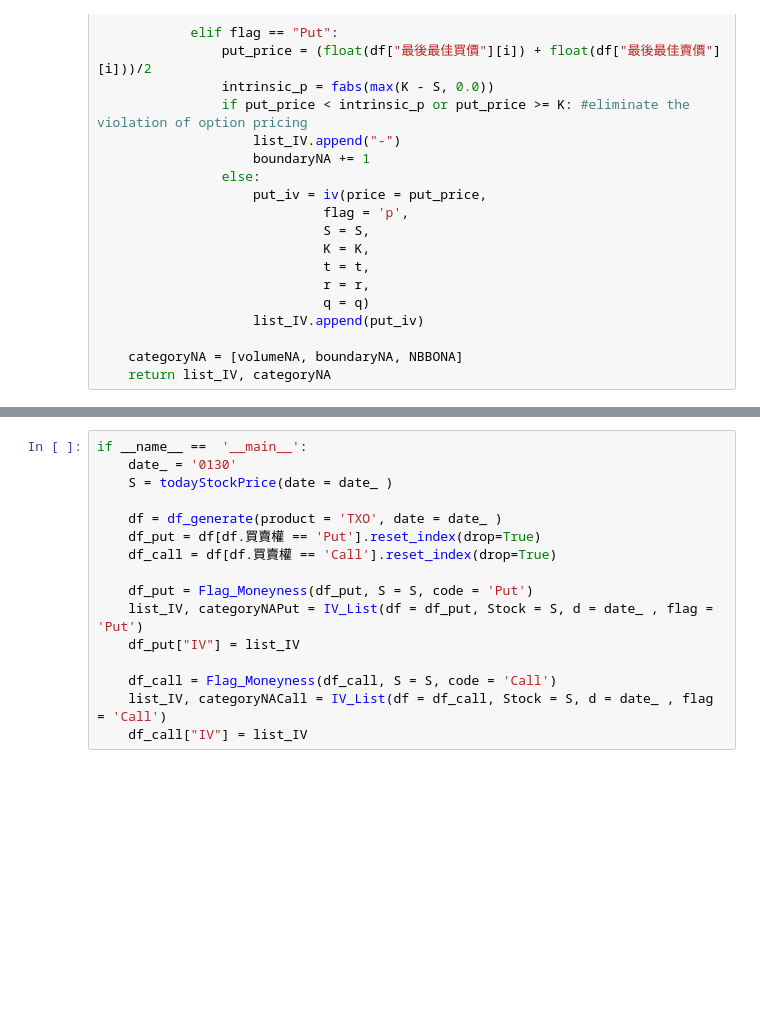
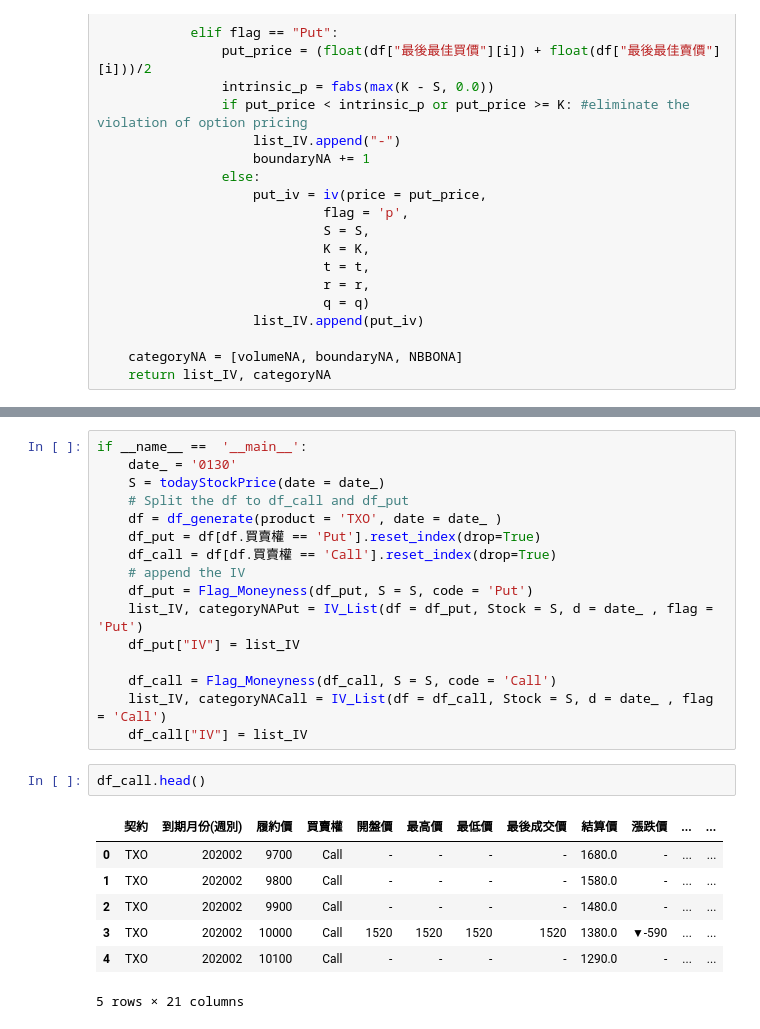
Before and after one commit to A2Zntu/OptionStrategy, a Jupyter notebook: Implied_Volatility.ipynb, the cells around one changed output, grey strips where cells are left out. Drawn from its saved outputs; the diff is of its cells as text; blank space fills up the shorter version.

```diff
--- a/Implied_Volatility.ipynb
+++ b/Implied_Volatility.ipynb
@@ -101,12 +141,12 @@ def IV_List(df, Stock, d, flag):
 # %%
 if __name__ ==  '__main__':
     date_ = '0130'
-    S = todayStockPrice(date = date_ )
-
+    S = todayStockPrice(date = date_)
+    # Split the df to df_call and df_put
     df = df_generate(product = 'TXO', date = date_ )
     df_put = df[df.買賣權 == 'Put'].reset_index(drop=True)
     df_call = df[df.買賣權 == 'Call'].reset_index(drop=True)
-
+    # append the IV
     df_put = Flag_Moneyness(df_put, S = S, code = 'Put')
     list_IV, categoryNAPut = IV_List(df = df_put, Stock = S, d = date_ , flag = 'Put')
     df_put["IV"] = list_IV
@@ -114,3 +154,13 @@ if __name__ ==  '__main__':
     df_call = Flag_Moneyness(df_call, S = S, code = 'Call')
     list_IV, categoryNACall = IV_List(df = df_call, Stock = S, d = date_ , flag = 'Call')
     df_call["IV"] = list_IV
+# %%
+df_call.head()
+# %% [output]
+|  | 契約 | 到期月份(週別) | 履約價 | 買賣權 | 開盤價 | 最高價 | 最低價 | 最後成交價 | 結算價 | 漲跌價 | ... | ... |
+| 0 | TXO | 202002 | 9700 | Call | - | - | - | - | 1680.0 | - | ... | ... |
+| 1 | TXO | 202002 | 9800 | Call | - | - | - | - | 1580.0 | - | ... | ... |
+| 2 | TXO | 202002 | 9900 | Call | - | - | - | - | 1480.0 | - | ... | ... |
+| 3 | TXO | 202002 | 10000 | Call | 1520 | 1520 | 1520 | 1520 | 1380.0 | ▼-590 | ... | ... |
+| 4 | TXO | 202002 | 10100 | Call | - | - | - | - | 1290.0 | - | ... | ... |
+5 rows × 21 columns
```
Also changed, not shown: parts of 8 cells of this notebook, 1 other file.
